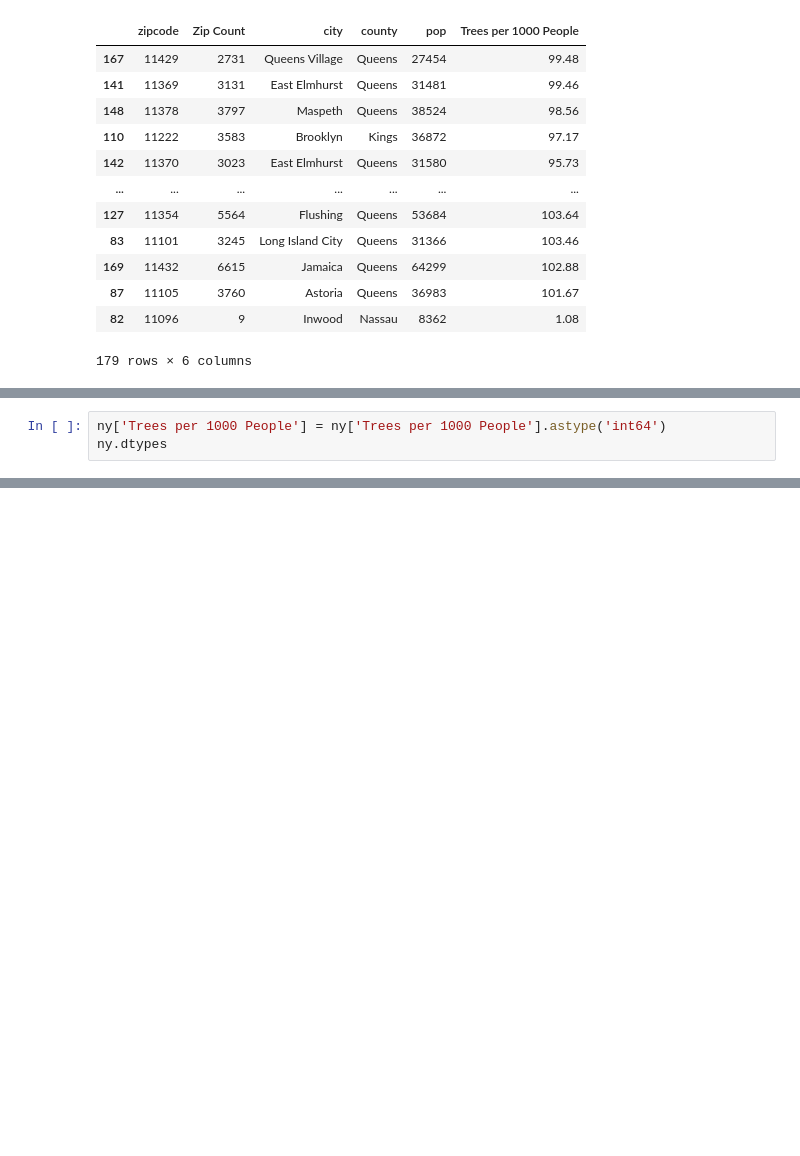
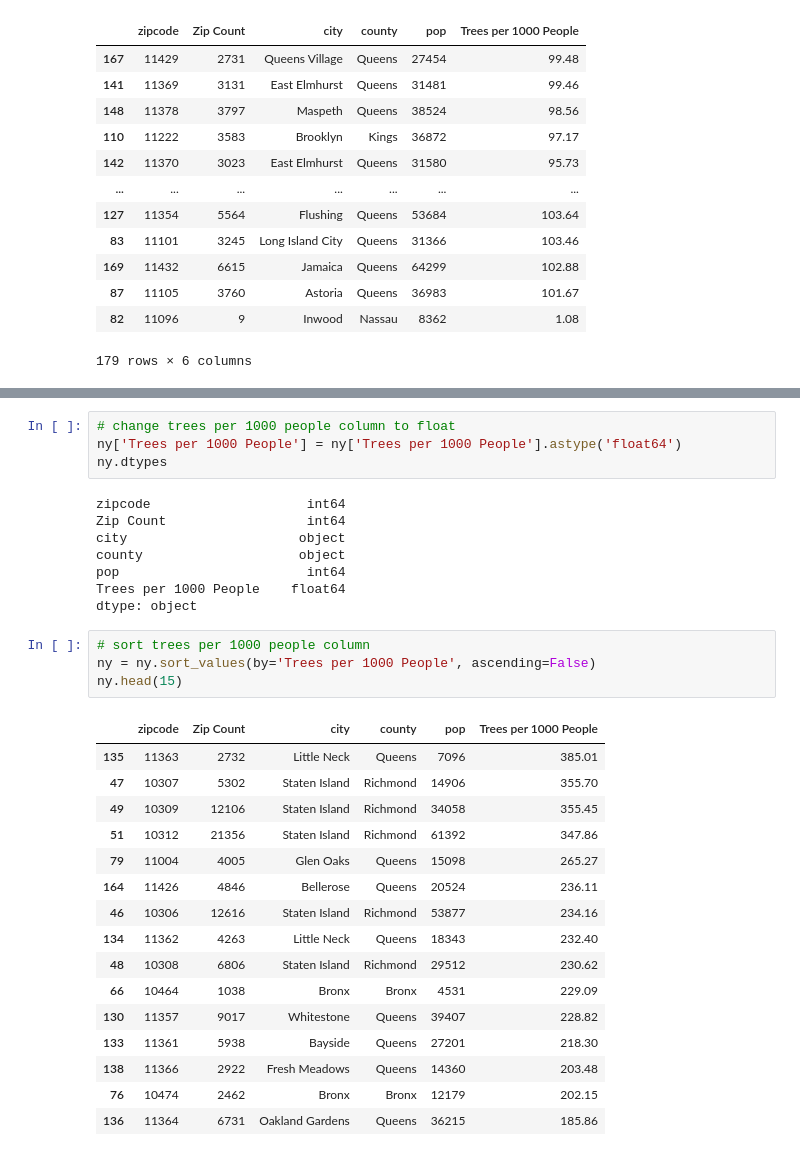
Before and after one commit to es2681/NYC_Tree_Census, a Jupyter notebook: Trees.ipynb, the cells around one changed output, grey strips where cells are left out. Cells and saved outputs as stored; diff of their text form; blank space fills up the shorter version.

```diff
--- a/Trees.ipynb
+++ b/Trees.ipynb
@@ -599,3 +571,0 @@ dtype: object
-# %%
-ny['Trees per 1000 People'] = ny['Trees per 1000 People'].astype('int64')
-ny.dtypes
@@ -603,0 +583,33 @@ ValueError: invalid literal for int() with base 10: '99.48'
+# %%
+# change trees per 1000 people column to float
+ny['Trees per 1000 People'] = ny['Trees per 1000 People'].astype('float64')
+ny.dtypes
+# %% [output]
+zipcode                    int64
+Zip Count                  int64
+city                      object
+county                    object
+pop                        int64
+Trees per 1000 People    float64
+dtype: object
+# %%
+# sort trees per 1000 people column
+ny = ny.sort_values(by='Trees per 1000 People', ascending=False)
+ny.head(15)
+# %% [output]
+|  | zipcode | Zip Count | city | county | pop | Trees per 1000 People |
+| 135 | 11363 | 2732 | Little Neck | Queens | 7096 | 385.01 |
+| 47 | 10307 | 5302 | Staten Island | Richmond | 14906 | 355.70 |
+| 49 | 10309 | 12106 | Staten Island | Richmond | 34058 | 355.45 |
+| 51 | 10312 | 21356 | Staten Island | Richmond | 61392 | 347.86 |
+| 79 | 11004 | 4005 | Glen Oaks | Queens | 15098 | 265.27 |
+| 164 | 11426 | 4846 | Bellerose | Queens | 20524 | 236.11 |
+| 46 | 10306 | 12616 | Staten Island | Richmond | 53877 | 234.16 |
+| 134 | 11362 | 4263 | Little Neck | Queens | 18343 | 232.40 |
+| 48 | 10308 | 6806 | Staten Island | Richmond | 29512 | 230.62 |
+| 66 | 10464 | 1038 | Bronx | Bronx | 4531 | 229.09 |
+| 130 | 11357 | 9017 | Whitestone | Queens | 39407 | 228.82 |
+| 133 | 11361 | 5938 | Bayside | Queens | 27201 | 218.30 |
+| 138 | 11366 | 2922 | Fresh Meadows | Queens | 14360 | 203.48 |
+| 76 | 10474 | 2462 | Bronx | Bronx | 12179 | 202.15 |
+| 136 | 11364 | 6731 | Oakland Gardens | Queens | 36215 | 185.86 |
```
Also changed, not shown: parts of 10 cells of this notebook.
